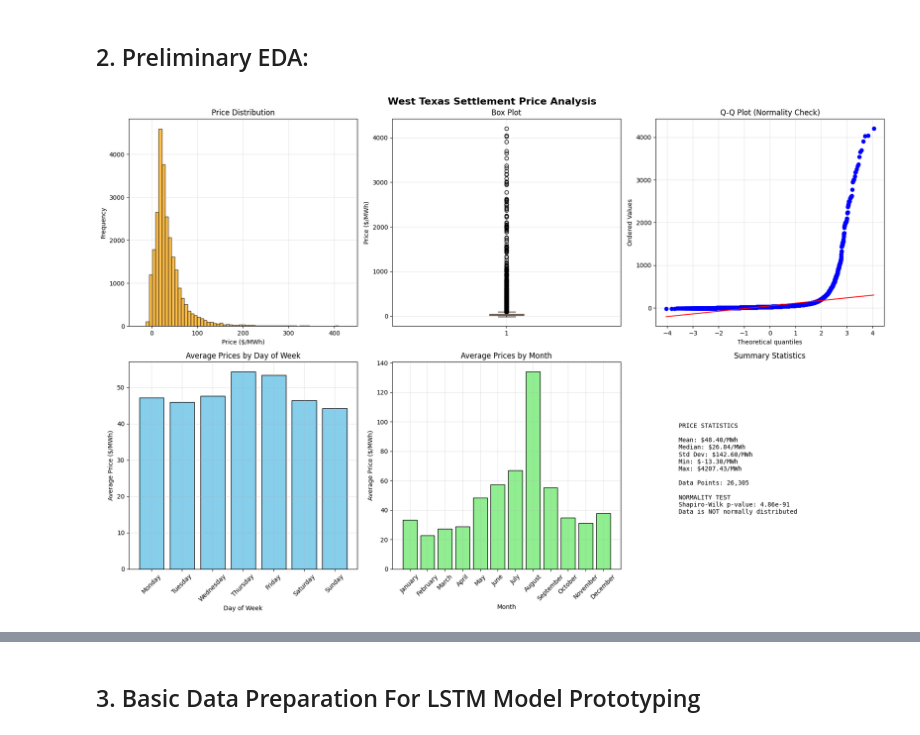
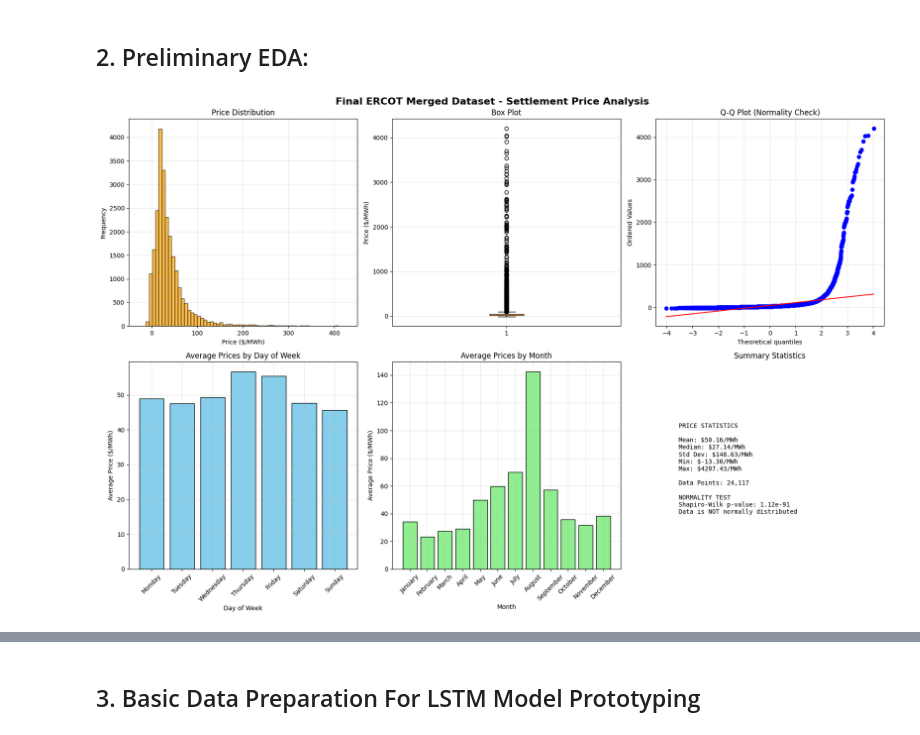
Before and after one commit to MibhaelGray/LSTM-Solar-Production-ERCOT, a Jupyter notebook: notebooks/model.ipynb, the cells around one changed output, grey strips where cells are left out. Cells and saved outputs as stored; diff of their text form; code cells hidden in the pictures.

Commit message:
Final Dataset Ready!

```diff
--- a/notebooks/model.ipynb
+++ b/notebooks/model.ipynb
@@ -63,16 +52,20 @@ import numpy as np
 import pandas as pd
 from scipy import stats
 
+# Load your merged dataset
+final_ercot = pd.read_csv(r"C:\Users\mgray\OneDrive\Documents\Energy Forecasting\Data\ERCOT Data\final_ercot_merge.csv")
 
-hourly_ercot_dam_settlement_data['DeliveryDate'] = pd.to_datetime(hourly_ercot_dam_settlement_data['DeliveryDate'])
-hourly_ercot_dam_settlement_data['DayOfWeek'] = hourly_ercot_dam_settlement_data['DeliveryDate'].dt.day_name()
-hourly_ercot_dam_settlement_data['Month'] = hourly_ercot_dam_settlement_data['DeliveryDate'].dt.month_name()
+# Convert Hour Ending to datetime if not already
+final_ercot['Hour Ending'] = pd.to_datetime(final_ercot['Hour Ending'])
+final_ercot['DeliveryDate'] = final_ercot['Hour Ending'].dt.date
+final_ercot['DayOfWeek'] = final_ercot['Hour Ending'].dt.day_name()
+final_ercot['Month'] = final_ercot['Hour Ending'].dt.month_name()
 
 fig, axes = plt.subplots(2, 3, figsize=(18, 12))
-fig.suptitle('West Texas Settlement Price Analysis', fontsize=16, fontweight='bold')
+fig.suptitle('Final ERCOT Merged Dataset - Settlement Price Analysis', fontsize=16, fontweight='bold')
 
 # 1. Histogram
-axes[0, 0].hist(hourly_ercot_dam_settlement_data['SettlementPointPrice'], bins=600, alpha=0.7, color='orange', edgecolor='black')
+axes[0, 0].hist(final_ercot['SettlementPointPrice'].dropna(), bins=600, alpha=0.7, color='orange', edgecolor='black')
 axes[0, 0].set_xlabel('Price ($/MWh)')
 axes[0, 0].set_ylabel('Frequency')
 axes[0, 0].set_title('Price Distribution')
@@ -80,18 +73,18 @@ axes[0, 0].set_xlim(-50, 450)
 axes[0, 0].grid(True, alpha=0.3)
 
 # 2. Box Plot
-axes[0, 1].boxplot(hourly_ercot_dam_settlement_data['SettlementPointPrice'])
+axes[0, 1].boxplot(final_ercot['SettlementPointPrice'].dropna())
 axes[0, 1].set_ylabel('Price ($/MWh)')
 axes[0, 1].set_title('Box Plot')
 axes[0, 1].grid(True, alpha=0.3)
 
 # 3. Q-Q Plot
-stats.probplot(hourly_ercot_dam_settlement_data['SettlementPointPrice'], dist="norm", plot=axes[0, 2])
+stats.probplot(final_ercot['SettlementPointPrice'].dropna(), dist="norm", plot=axes[0, 2])
 axes[0, 2].set_title('Q-Q Plot (Normality Check)')
 axes[0, 2].grid(True, alpha=0.3)
 
 # 4. Average prices by day of week
-day_avg = hourly_ercot_dam_settlement_data.groupby('DayOfWeek')['SettlementPointPrice'].mean()
+day_avg = final_ercot.groupby('DayOfWeek')['SettlementPointPrice'].mean()
 day_order = ['Monday', 'Tuesday', 'Wednesday', 'Thursday', 'Friday', 'Saturday', 'Sunday']
 day_avg = day_avg.reindex(day_order)
 
@@ -103,46 +96,48 @@ axes[1, 0].tick_params(axis='x', rotation=45)
 axes[1, 0].grid(True, alpha=0.3)
 
 # 5. Average prices by month
-month_avg = hourly_ercot_dam_settlement_data.groupby('Month')['SettlementPointPrice'].mean()
+month_avg = final_ercot.groupby('Month')['SettlementPointPrice'].mean()
 month_order = ['January', 'February', 'March', 'April', 'May', 'June',
                'July', 'August', 'September', 'October', 'November', 'December']
 month_avg = month_avg.reindex(month_order)
 
 axes[1, 1].bar(month_avg.index, month_avg.values, color='lightgreen', edgecolor='black')
 axes[1, 1].set_xlabel('Month')
 axes[1, 1].set_ylabel('Average Price ($/MWh)')
 axes[1, 1].set_title('Average Prices by Month')
 axes[1, 1].tick_params(axis='x', rotation=45)
 axes[1, 1].grid(True, alpha=0.3)
 
 # 6. Summary statistics as text
 stats_text = f"""
 PRICE STATISTICS
 
-Mean: ${hourly_ercot_dam_settlement_data['SettlementPointPrice'].mean():.2f}/MWh
-Median: ${hourly_ercot_dam_settlement_data['SettlementPointPrice'].median():.2f}/MWh
-Std Dev: ${hourly_ercot_dam_settlement_data['SettlementPointPrice'].std():.2f}/MWh
-Min: ${hourly_ercot_dam_settlement_data['SettlementPointPrice'].min():.2f}/MWh
-Max: ${hourly_ercot_dam_settlement_data['SettlementPointPrice'].max():.2f}/MWh
+Mean: ${final_ercot['SettlementPointPrice'].mean():.2f}/MWh
+Median: ${final_ercot['SettlementPointPrice'].median():.2f}/MWh
+Std Dev: ${final_ercot['SettlementPointPrice'].std():.2f}/MWh
+Min: ${final_ercot['SettlementPointPrice'].min():.2f}/MWh
+Max: ${final_ercot['SettlementPointPrice'].max():.2f}/MWh
 
-Data Points: {len(hourly_ercot_dam_settlement_data):,}
+Data Points: {final_ercot['SettlementPointPrice'].count():,}
 """
 
 # Normality test
-shapiro_stat, shapiro_p = stats.shapiro(hourly_ercot_dam_settlement_data['SettlementPointPrice'].sample(5000))
-normality_text = f"\nNORMALITY TEST\nShapiro-Wilk p-value: {shapiro_p:.2e}\n"
-if shapiro_p < 0.05:
-    normality_text += "Data is NOT normally distributed"
-else:
-    normality_text += "Data appears normally distributed"
+try:
+    shapiro_stat, shapiro_p = stats.shapiro(final_ercot['SettlementPointPrice'].dropna().sample(min(5000, final_ercot['SettlementPointPrice'].dropna().shape[0])))
+    normality_text = f"\nNORMALITY TEST\nShapiro-Wilk p-value: {shapiro_p:.2e}\n"
+    if shapiro_p < 0.05:
+        normality_text += "Data is NOT normally distributed"
+    else:
+        normality_text += "Data appears normally distributed"
+except Exception as e:
+    normality_text = f"\nNORMALITY TEST\nCould not perform Shapiro-Wilk test: {e}"
 
 axes[1, 2].text(0.1, 0.5, stats_text + normality_text, transform=axes[1, 2].transAxes,
                 fontsize=10, verticalalignment='center', fontfamily='monospace')
 axes[1, 2].set_title('Summary Statistics')
 axes[1, 2].axis('off')
 
-
 plt.tight_layout()
 plt.show()
 # %% [output]
-[figure, old version]
+[figure, new version]
```
Also changed, not shown: parts of 3 cells of this notebook, 8 other files.
